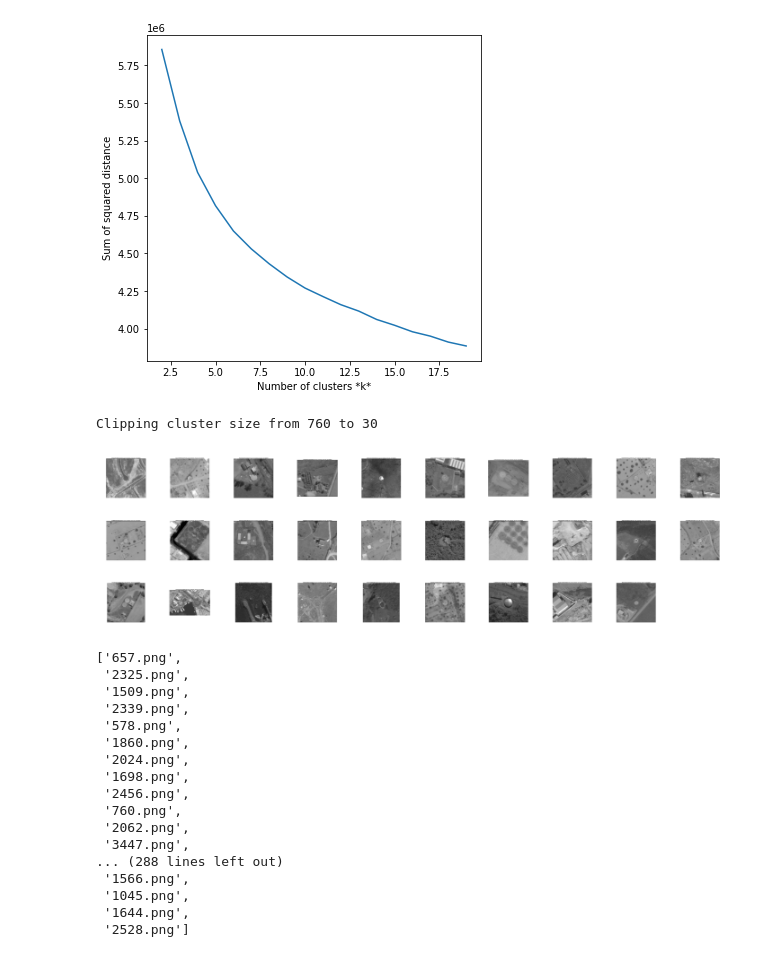
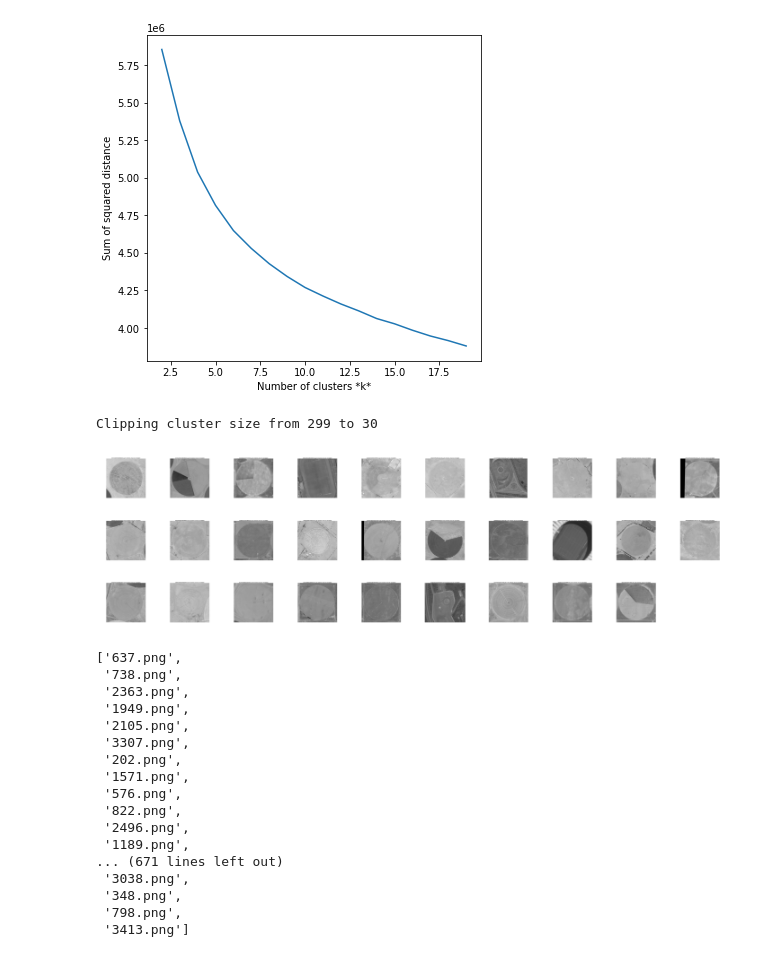
Before and after one commit to gsarm78/MetaSegmentation, a Jupyter notebook: Clustering_SatelliteImages.ipynb, the cells around one changed output. Saved outputs shown, nothing was run; the diff lists cells and outputs as text; code cells hidden in the pictures.

Commit message:
Clustering of satellite images

```diff
--- a/Clustering_SatelliteImages.ipynb
+++ b/Clustering_SatelliteImages.ipynb
@@ -102,6 +132,6 @@ feat.shape
 # %%
 # reshape so that there are xyz samples of 4096 vectors
-feat = feat.reshape(-1,4096)
+feat = feat.reshape(-1,feat.shape[-1])
 feat.shape
 # %% [output]
 (3903, 4096)
@@ -117,8 +147,11 @@ pca.fit(feat)
 x = pca.transform(feat)
 # %%
 # cluster feature vectors
-#kmeans = KMeans(n_clusters=5,n_jobs=-1, random_state=22) ###WORKS
-kmeans = KMeans(n_clusters=8, init='k-means++', n_jobs=-1, random_state=22)
+
+k_value = 6
+
+#kmeans = KMeans(n_clusters=k_value,n_jobs=-1, random_state=22) ###WORKS
+kmeans = KMeans(n_clusters=k_value, init='k-means++', n_jobs=-1, random_state=22)
 kmeans.fit(x)
 # %% [output]
 KMeans(algorithm='auto', copy_x=True, init='k-means++', max_iter=300,
@@ -170,27 +203,27 @@ plt.ylabel('Sum of squared distance');
 [figure]
 # %%
 #Cluster 1
-view_cluster(4)
+view_cluster(0)
 # %% [output]
-Clipping cluster size from 760 to 30
+Clipping cluster size from 299 to 30
-[figure, old version]
+[figure, new version]
 # %%
 groups[0]
 # %% [output]
-['657.png',
- '2325.png',
- '1509.png',
- '2339.png',
- '578.png',
- '1860.png',
- '2024.png',
- '1698.png',
- '2456.png',
- '760.png',
- '2062.png',
- '3447.png',
-... (288 lines left out)
- '1566.png',
- '1045.png',
- '1644.png',
- '2528.png']
+['637.png',
+ '738.png',
+ '2363.png',
+ '1949.png',
+ '2105.png',
+ '3307.png',
+ '202.png',
+ '1571.png',
+ '576.png',
+ '822.png',
+ '2496.png',
+ '1189.png',
+... (671 lines left out)
+ '3038.png',
+ '348.png',
+ '798.png',
+ '3413.png']
```
Also changed, not shown: parts of 7 cells of this notebook.
